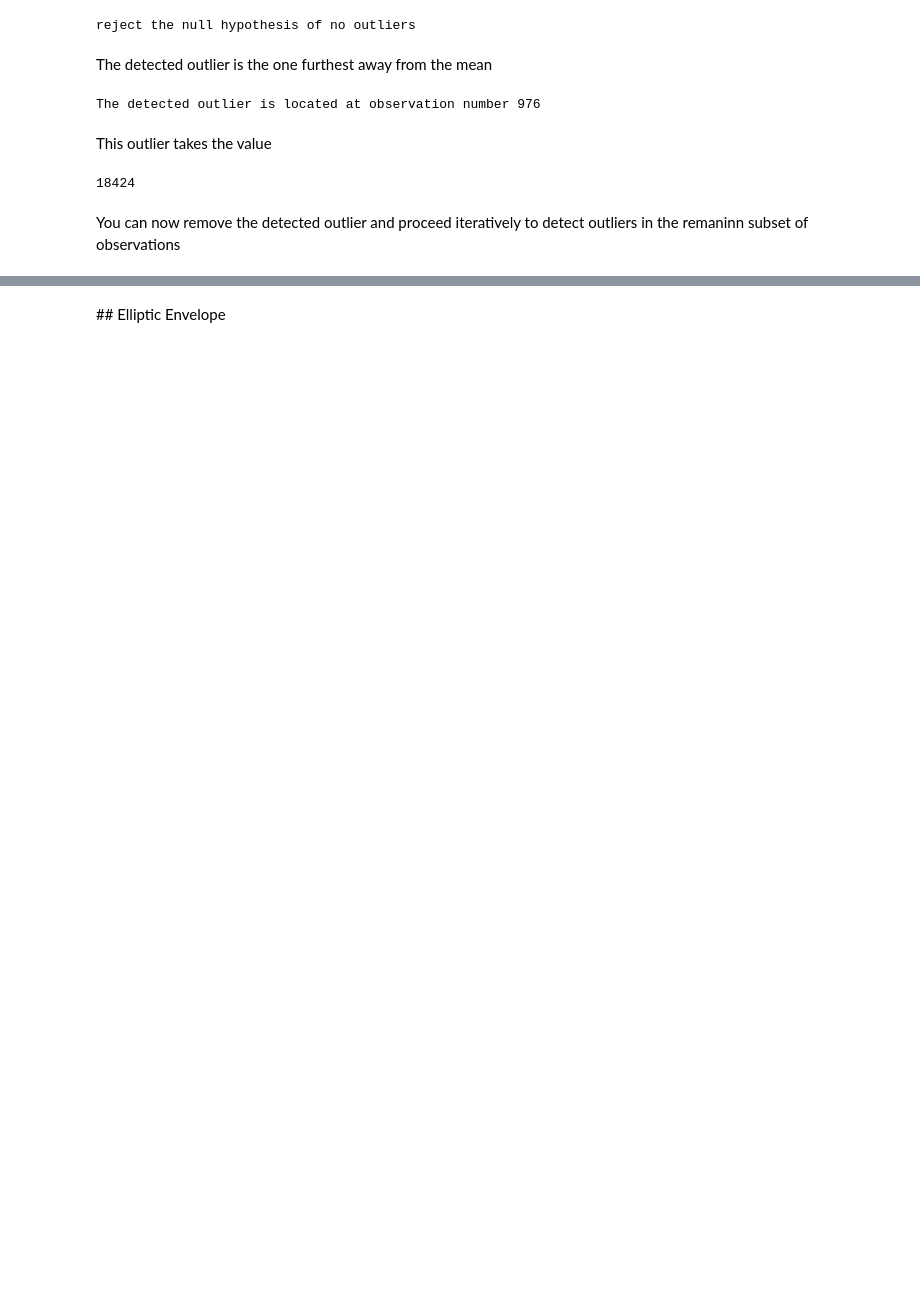
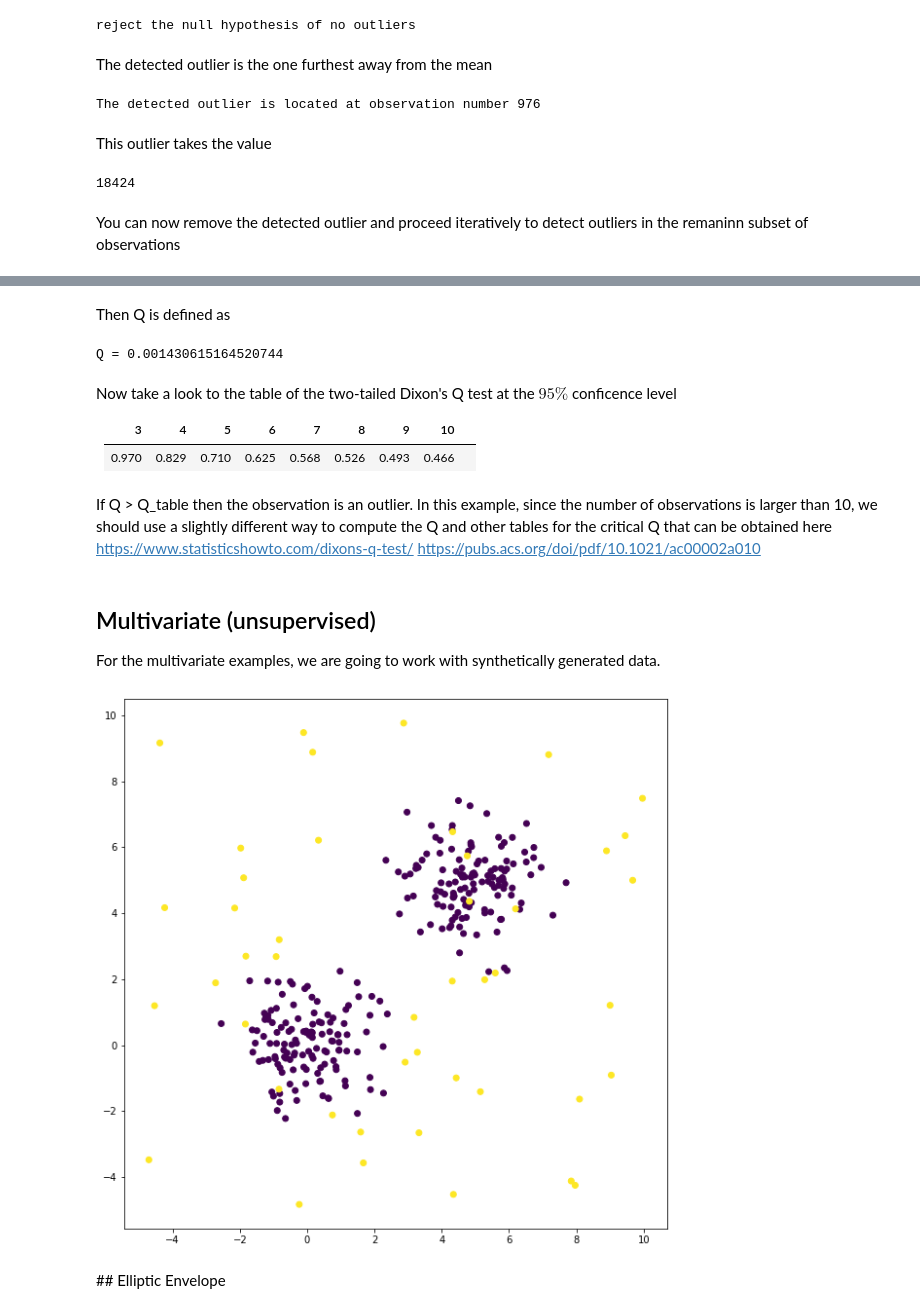
Before and after one commit to raulbenitez/OUTLIER_DETECTION, a Jupyter notebook: outlier_detection_methods.ipynb, the cells around one changed output, grey strips where cells are left out. Saved outputs shown, nothing was run; the diff lists cells and outputs as text; code cells hidden in the pictures; blank space fills up the shorter version.

```diff
--- a/outlier_detection_methods.ipynb
+++ b/outlier_detection_methods.ipynb
@@ -306,2 +336,43 @@ You can now remove the detected outlier and proceed iteratively to detect outlie
+# %% [markdown]
+Then Q is defined as
+# %%
+gap = np.abs(lowest - nearest_neighbour)
+range = df_sorted['hoehe'].values[-1] - df_sorted['hoehe'].values[0]
+Q = gap/range
+print('Q = {} '.format(Q))
+# %% [output]
+Q = 0.001430615164520744
+# %% [markdown]
+Now take a look to the table of the two-tailed Dixon's Q test at the $95\%$ conficence level
+
+
+| 3 | 4  | 5  | 6 | 7  | 8  | 9  | 10  |   |
+|---|---|---|---|---|---|---|---|---|
+| 0.970  | 0.829  | 0.710  |  0.625 | 0.568  |  0.526 |  0.493 | 0.466  |   |
+# %% [markdown]
+If Q > Q_table then the observation is an outlier. In this example, since the number of observations is larger than 10, we should use a slightly different way to compute the Q and other tables for the critical Q that can be obtained here https://www.statisticshowto.com/dixons-q-test/
+https://pubs.acs.org/doi/pdf/10.1021/ac00002a010
+# %% [markdown]
+## Multivariate (unsupervised)
+
+For the multivariate examples, we are going to work with synthetically generated data.
+# %%
+from sklearn.datasets import  make_blobs
+
+n_samples = 300
+outliers_fraction = 0.15
+n_outliers = int(outliers_fraction * n_samples)
+n_inliers = n_samples - n_outliers
+
+X_inliers,y = make_blobs(centers=[[0, 0], [5, 5]], cluster_std=1, n_samples=n_inliers, n_features=2,random_state=0)
+X_outliers = np.random.uniform(low=-5, high=10, size=(n_outliers, 2))
+X = np.r_[X_inliers, X_outliers]
+ground_truth = np.r_[np.zeros(n_inliers), np.ones(n_outliers)]
+
+fig = plt.figure(figsize=(10,10))
+plt.scatter(X[:, 0], X[:, 1], c=ground_truth)
+plt.show()
+# %% [output]
+[figure, added]
 # %% [markdown]
 ## Elliptic Envelope
```
Also changed, not shown: parts of 9 cells of this notebook.
